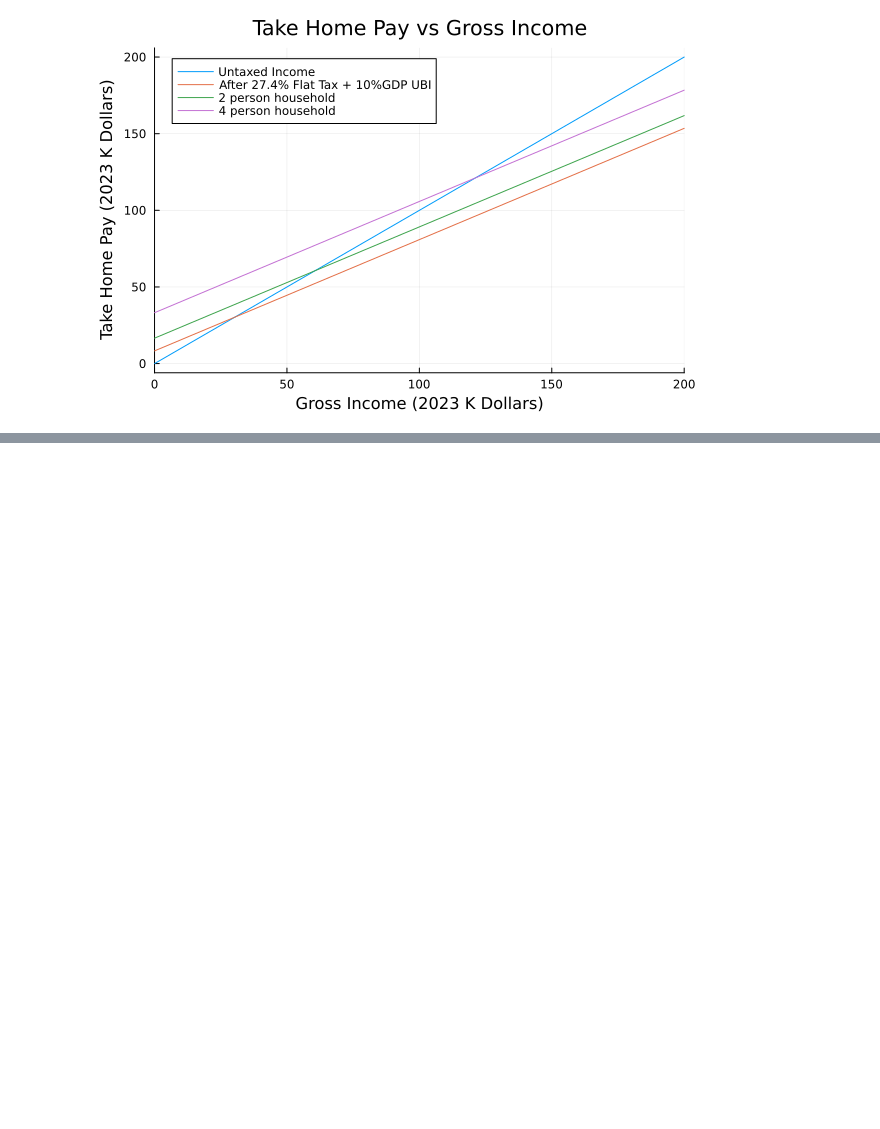
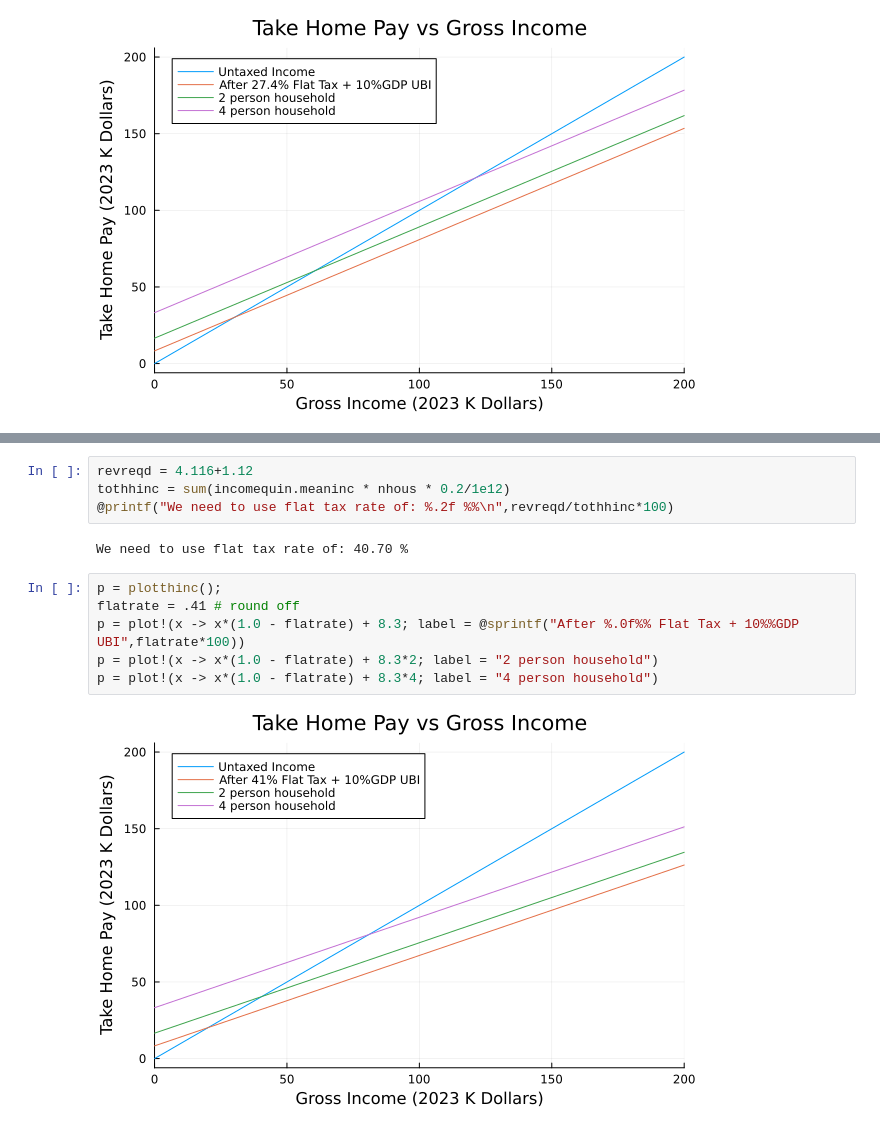
Before and after one commit to dlakelan/UBINotebook, a Jupyter notebook: UBIWorkbook.ipynb, the cells around one changed output, grey strips where cells are left out. Saved outputs shown, nothing was run; the diff lists cells and outputs as text; blank space fills up the shorter version.

```diff
--- a/UBIWorkbook.ipynb
+++ b/UBIWorkbook.ipynb
@@ -82,0 +146,14 @@ And now, really we should be done. A single person household doesn't pay a dime
+# %%
+revreqd = 4.116+1.12
+tothhinc = sum(incomequin.meaninc * nhous * 0.2/1e12)
+@printf("We need to use flat tax rate of: %.2f %%\n",revreqd/tothhinc*100)
+# %% [output]
+We need to use flat tax rate of: 40.70 %
+# %%
+p = plotthinc();
+flatrate = .41 # round off
+p = plot!(x -> x*(1.0 - flatrate) + 8.3; label = @sprintf("After %.0f%% Flat Tax + 10%%GDP UBI",flatrate*100))
+p = plot!(x -> x*(1.0 - flatrate) + 8.3*2; label = "2 person household")
+p = plot!(x -> x*(1.0 - flatrate) + 8.3*4; label = "4 person household")
+# %% [output]
+[figure, added]
```
Also changed, not shown: parts of 12 cells of this notebook, 1 other file.
